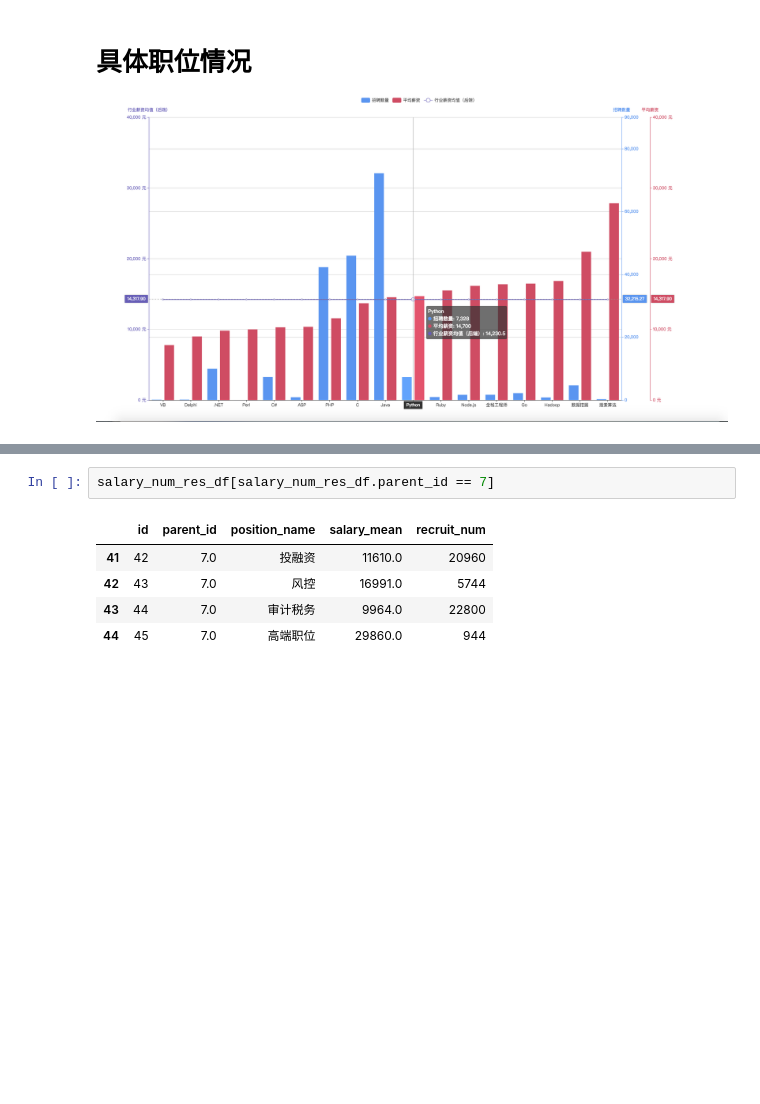
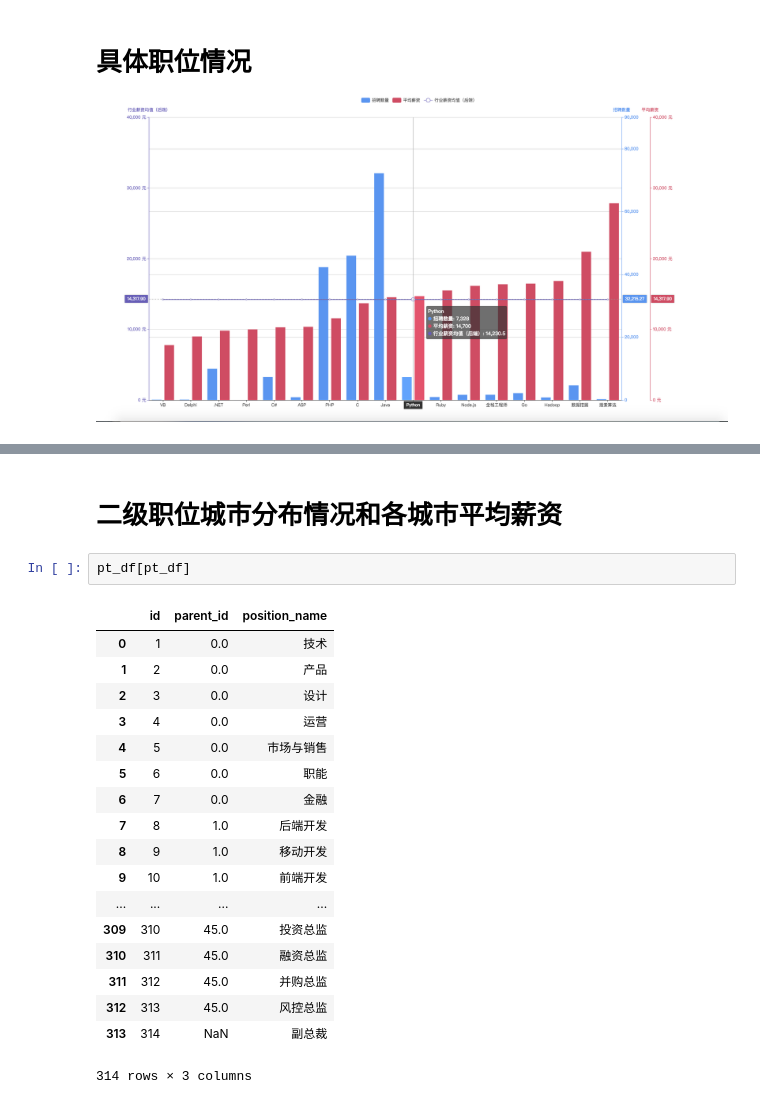
Before and after one commit to Minokun/someCode, a Jupyter notebook: it行业招聘数和薪资情况.ipynb, the cells around one changed output, grey strips where cells are left out. Saved outputs shown, nothing was run; the diff lists cells and outputs as text; blank space fills up the shorter version.

```diff
--- a/it行业招聘数和薪资情况.ipynb
+++ b/it行业招聘数和薪资情况.ipynb
@@ -534,8 +525,23 @@ print([
-# %%
-salary_num_res_df[salary_num_res_df.parent_id == 7]
-# %% [output]
-|  | id | parent_id | position_name | salary_mean | recruit_num |
-| 41 | 42 | 7.0 | 投融资 | 11610.0 | 20960 |
-| 42 | 43 | 7.0 | 风控 | 16991.0 | 5744 |
-| 43 | 44 | 7.0 | 审计税务 | 9964.0 | 22800 |
-| 44 | 45 | 7.0 | 高端职位 | 29860.0 | 944 |
+# %% [markdown]
+# 二级职位城市分布情况和各城市平均薪资
+# %%
+pt_df[pt_df]
+# %% [output]
+|  | id | parent_id | position_name |
+| 0 | 1 | 0.0 | 技术 |
+| 1 | 2 | 0.0 | 产品 |
+| 2 | 3 | 0.0 | 设计 |
+| 3 | 4 | 0.0 | 运营 |
+| 4 | 5 | 0.0 | 市场与销售 |
+| 5 | 6 | 0.0 | 职能 |
+| 6 | 7 | 0.0 | 金融 |
+| 7 | 8 | 1.0 | 后端开发 |
+| 8 | 9 | 1.0 | 移动开发 |
+| 9 | 10 | 1.0 | 前端开发 |
+| ... | ... | ... | ... |
+| 309 | 310 | 45.0 | 投资总监 |
+| 310 | 311 | 45.0 | 融资总监 |
+| 311 | 312 | 45.0 | 并购总监 |
+| 312 | 313 | 45.0 | 风控总监 |
+| 313 | 314 | NaN | 副总裁 |
+314 rows × 3 columns
```
Also changed, not shown: parts of 1 cell of this notebook, 8 other files.
